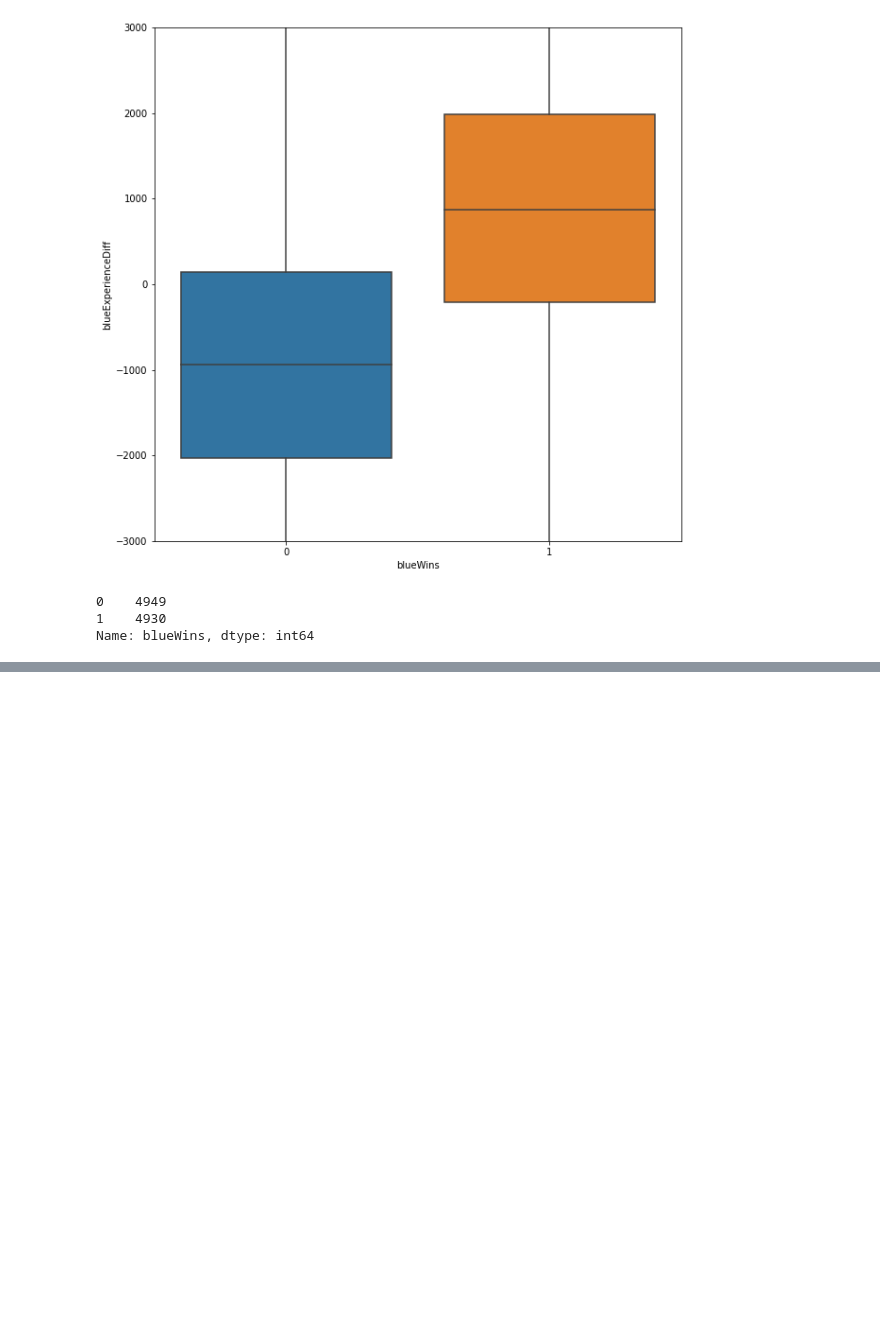
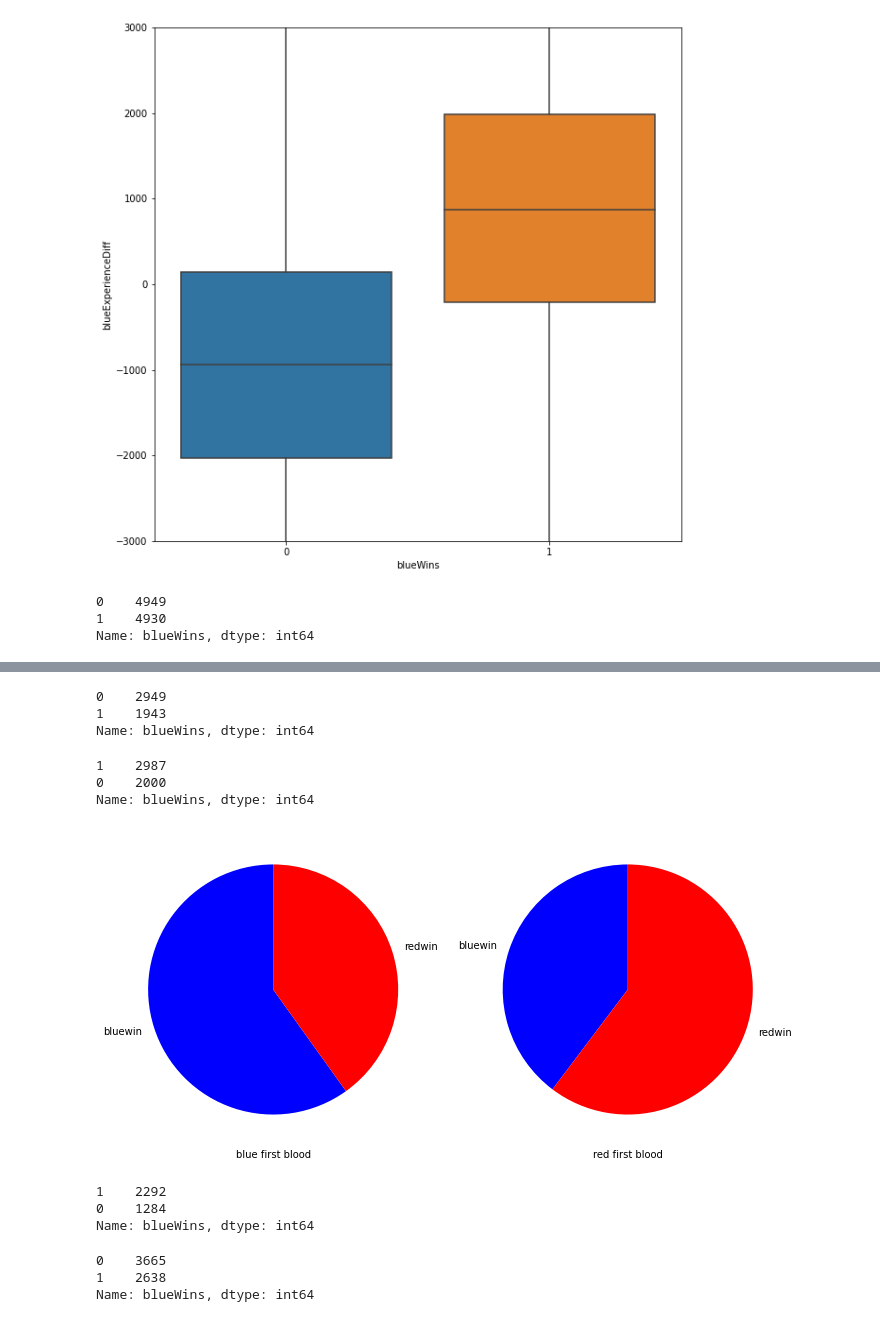
Before and after one commit to stormofdawn/aiffel_exp, a Jupyter notebook: 리그오브레전드_데이터.ipynb, the cells around one changed output, grey strips where cells are left out. Drawn from its saved outputs; the diff is of its cells as text; code cells hidden in the pictures; blank space fills up the shorter version.

```diff
--- a/리그오브레전드_데이터.ipynb
+++ b/리그오브레전드_데이터.ipynb
@@ -234,0 +246,6 @@ Name: blueWins, dtype: int64
+# %%
+fb['blueWins'].value_counts()
+# %% [output]
+0    2949
+1    1943
+Name: blueWins, dtype: int64
@@ -234,0 +254,24 @@ Name: blueWins, dtype: int64
+# %%
+fb2['blueWins'].value_counts()
+# %% [output]
+1    2987
+0    2000
+Name: blueWins, dtype: int64
+# %%
+bluewinnfb = [1943, 2949]
+bluewinfb = [2987, 2000]
+colors = ['blue', 'red']
+label = ['bluewin', 'redwin']
+# %%
+plt.figure(figsize=(10, 10))
+plt.subplot(1,2,1)
+plt.pie(bluewinfb, labels=label, startangle = 90, colors=colors)
+plt.xlabel('blue first blood')
+
+plt.subplot(1,2,2)
+plt.pie(bluewinnfb, labels=label, startangle = 90, colors=colors)
+plt.xlabel('red first blood')
+
+plt.tight_layout()
+# %% [output]
+[figure, added]
@@ -234,0 +280,6 @@ Name: blueWins, dtype: int64
+# %%
+BDK['blueWins'].value_counts()
+# %% [output]
+1    2292
+0    1284
+Name: blueWins, dtype: int64
@@ -234,0 +288,6 @@ Name: blueWins, dtype: int64
+# %%
+BDnK['blueWins'].value_counts()
+# %% [output]
+0    3665
+1    2638
+Name: blueWins, dtype: int64
```
Also changed, not shown: parts of 19 cells of this notebook.
